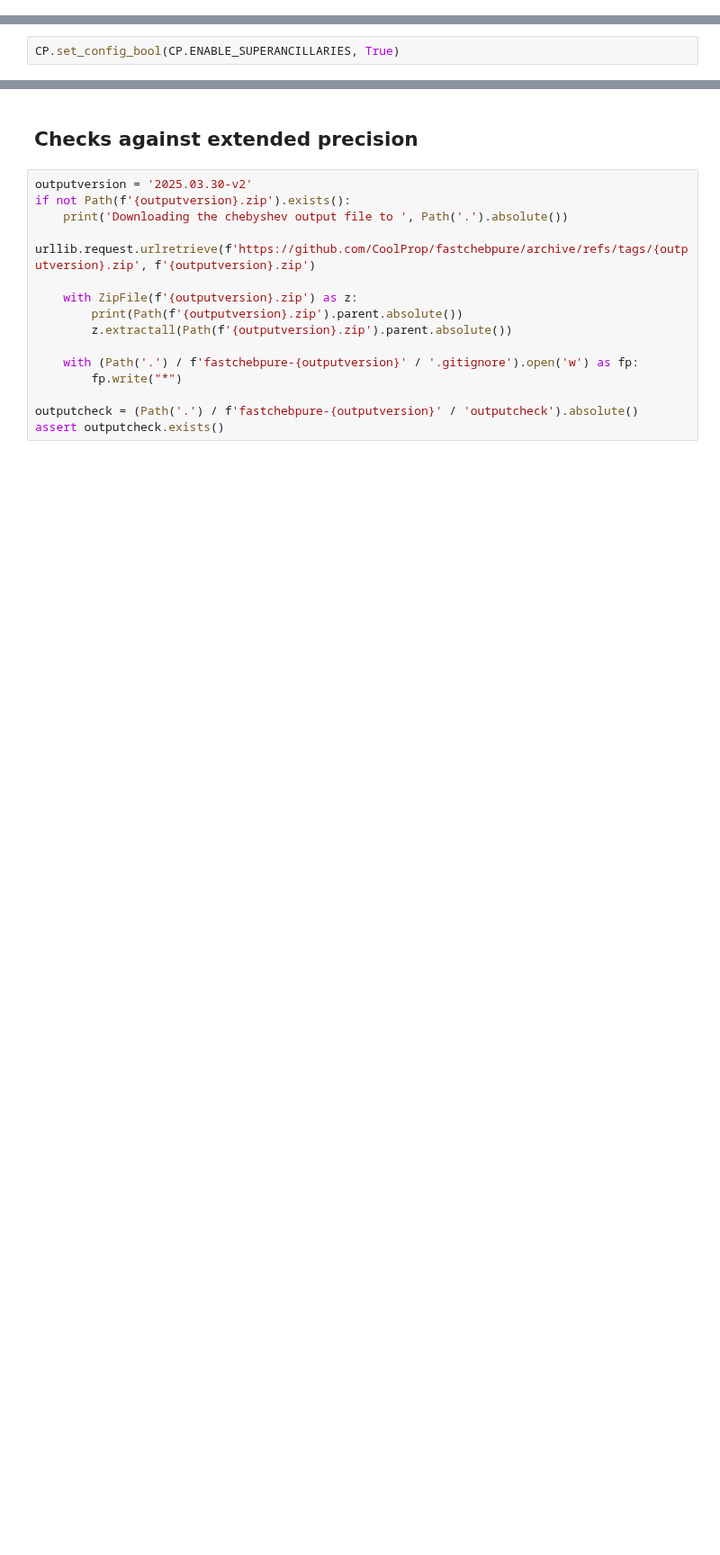
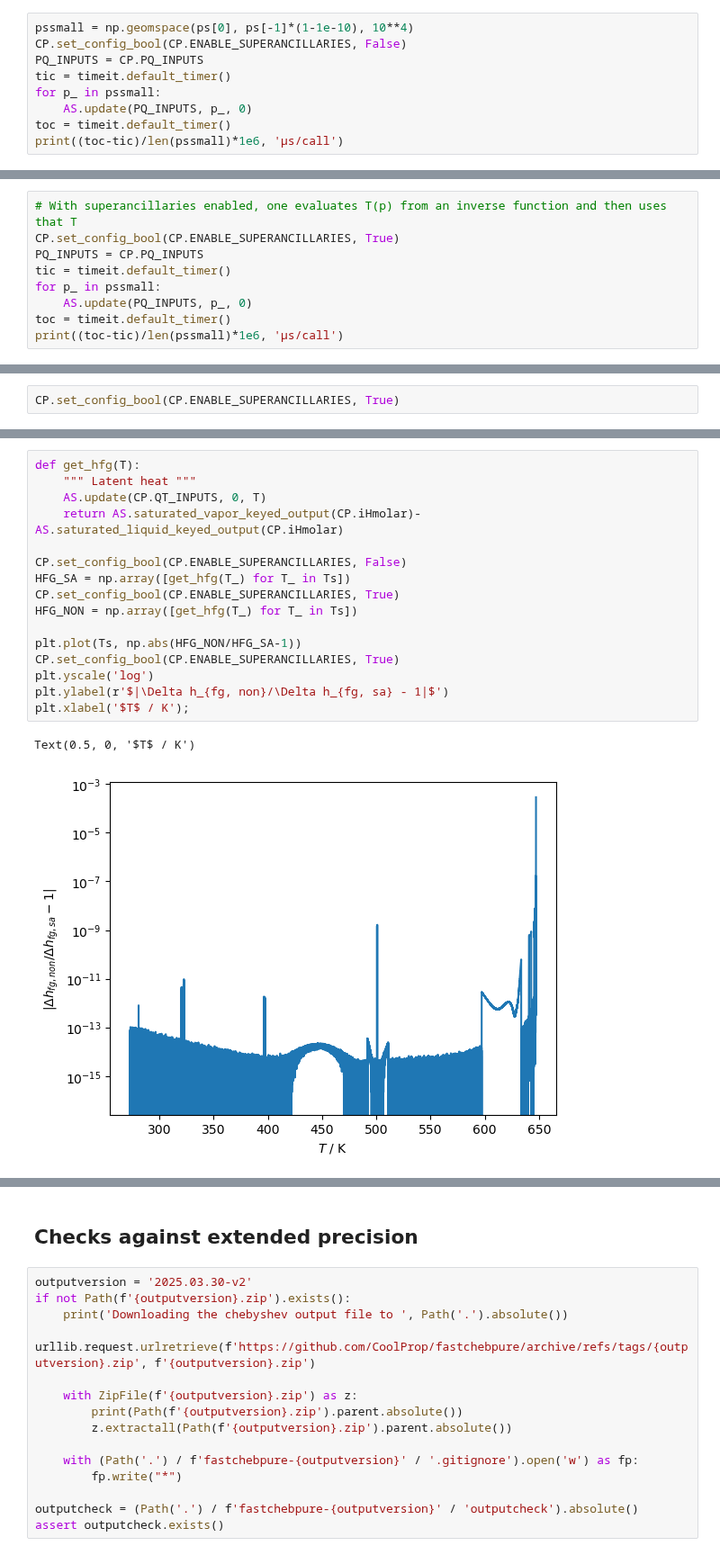
Before and after one commit to CoolProp/CoolProp, a Jupyter notebook: Web/coolprop/SuperAncillary.ipynb, the cells around one changed output, grey strips where cells are left out. Shown at 90% size. Saved outputs shown, nothing was run; the diff lists cells and outputs as text; blank space fills up the shorter version.

```diff
--- a/Web/coolprop/SuperAncillary.ipynb
+++ b/Web/coolprop/SuperAncillary.ipynb
@@ -60,0 +105,9 @@ print((toc-tic)/len(Ts)*1e6, 'μs/call')
+# %%
+pssmall = np.geomspace(ps[0], ps[-1]*(1-1e-10), 10**4)
+CP.set_config_bool(CP.ENABLE_SUPERANCILLARIES, False)
+PQ_INPUTS = CP.PQ_INPUTS
+tic = timeit.default_timer()
+for p_ in pssmall:
+    AS.update(PQ_INPUTS, p_, 0)
+toc = timeit.default_timer()
+print((toc-tic)/len(pssmall)*1e6, 'μs/call')
@@ -60,0 +116,9 @@ print((toc-tic)/len(Ts)*1e6, 'μs/call')
+# %%
+# With superancillaries enabled, one evaluates T(p) from an inverse function and then uses that T
+CP.set_config_bool(CP.ENABLE_SUPERANCILLARIES, True)
+PQ_INPUTS = CP.PQ_INPUTS
+tic = timeit.default_timer()
+for p_ in pssmall:
+    AS.update(PQ_INPUTS, p_, 0)
+toc = timeit.default_timer()
+print((toc-tic)/len(pssmall)*1e6, 'μs/call')
@@ -62,0 +131,19 @@ CP.set_config_bool(CP.ENABLE_SUPERANCILLARIES, True)
+# %%
+def get_hfg(T):
+    """ Latent heat """
+    AS.update(CP.QT_INPUTS, 0, T)
+    return AS.saturated_vapor_keyed_output(CP.iHmolar)-AS.saturated_liquid_keyed_output(CP.iHmolar)
+
+CP.set_config_bool(CP.ENABLE_SUPERANCILLARIES, False)
+HFG_SA = np.array([get_hfg(T_) for T_ in Ts])
+CP.set_config_bool(CP.ENABLE_SUPERANCILLARIES, True)
+HFG_NON = np.array([get_hfg(T_) for T_ in Ts])
+
+plt.plot(Ts, np.abs(HFG_NON/HFG_SA-1))
+CP.set_config_bool(CP.ENABLE_SUPERANCILLARIES, True)
+plt.yscale('log')
+plt.ylabel(r'$|\Delta h_{fg, non}/\Delta h_{fg, sa} - 1|$')
+plt.xlabel('$T$ / K');
+# %% [output]
+Text(0.5, 0, '$T$ / K')
+[figure, added]
```
Also changed, not shown: parts of 11 cells of this notebook.
